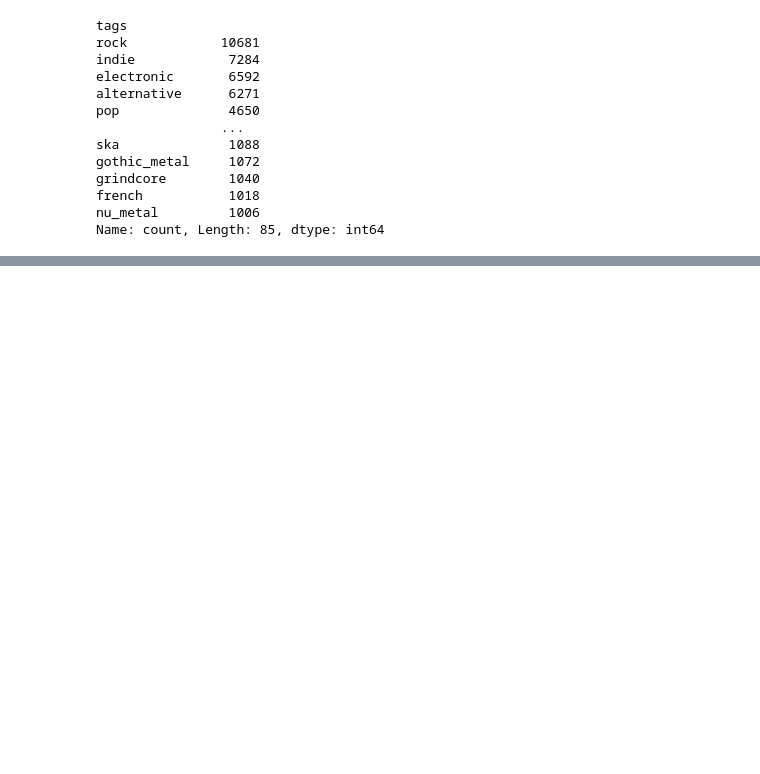
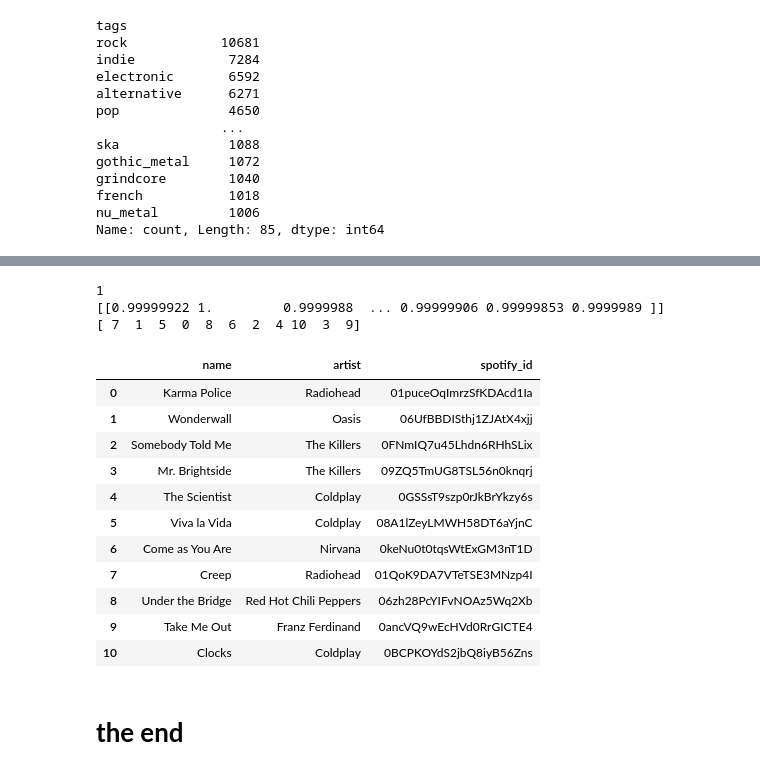
Before and after one commit to ujjwal-basnet/Hybrid-Recommender-system, a Jupyter notebook: content-based-filtering.ipynb, the cells around one changed output, grey strips where cells are left out. Cells and saved outputs as stored; diff of their text form; code cells hidden in the pictures; blank space fills up the shorter version.

```diff
--- a/content-based-filtering.ipynb
+++ b/content-based-filtering.ipynb
@@ -276,0 +464,62 @@ min_max_scale_cols = ["danceability","energy","speechiness","acousticness","inst
+# %%
+def recommend(song_name, songs_data, transformed_data, k=10):
+    """
+    Recommends top k songs similar to given songs based on content-based filtering
+
+    song_name (str) = name of the song , which will be analysed and based on this songs ,  function suggest recomdation
+    songs-data (dataframe)= this is songs data frame containing songs information  , like t.ack_id', 'name', 'artist', 'spotify_preview_url', 'spotify_id .......... etc
+
+    transformed_data (ndarray)  :  fit and transformed matrix trained on user interactions
+
+    ## return : dataframe containing the top k recomdaded songs with their names , artist , and sportify preview files
+
+    """
+    # filter out the songs from the data
+    songs_row = songs_data.loc[songs_data['name'].str.lower().str.strip() == song_name]
+
+    if songs_row.empty :
+        print("song not found in dataset")
+
+    else :
+        ## get the index of the song
+        song_index= songs_row.index[0]
+        print(song_index)
+
+        ## generate input vecor
+        input_vector= transformed_data[song_index].reshape(1 , -1) ########## extract  1 rows representing the songs transformed feature
+        ##(shape = 1 , 8431) where 8431 is a feature  that cames from frequence encoder, tf-idf, min-max-scalling and other column transformation  and (shape 1) means 1 row , particular song
+
+        ## caluclate similarity
+        similarity_scores = cosine_similarity(input_vector , transformed_df) ## compares input vector (1, 834) with all the rows in transfomed data  , i.e 50674  [shapeof tranformed dataset is (50674, 8431))]
+        print(similarity_scores)
+
+        ## get top k similar songs based on the input songs
+        top_k_similar_song_index= np.argsort(similarity_scores.ravel()[-k-1:][::-1])
+        print(top_k_similar_song_index)
+
+        ## get the top k similar songs name
+        top_k_similar_song_names= songs_data.iloc[top_k_similar_song_index]
+
+        top_k_similar_list = top_k_similar_song_names[['name' , 'artist' , 'spotify_id']].reset_index(drop= True)
+
+        return top_k_similar_list
+# %%
+recommend("wonderwall", songs_data= df_songs, transformed_data= transformed_df , k = 10)
+# %% [output]
+1
+[[0.99999922 1.         0.9999988  ... 0.99999906 0.99999853 0.9999989 ]]
+[ 7  1  5  0  8  6  2  4 10  3  9]
+|  | name | artist | spotify_id |
+| 0 | Karma Police | Radiohead | 01puceOqImrzSfKDAcd1Ia |
+| 1 | Wonderwall | Oasis | 06UfBBDISthj1ZJAtX4xjj |
+| 2 | Somebody Told Me | The Killers | 0FNmIQ7u45Lhdn6RHhSLix |
+| 3 | Mr. Brightside | The Killers | 09ZQ5TmUG8TSL56n0knqrj |
+| 4 | The Scientist | Coldplay | 0GSSsT9szp0rJkBrYkzy6s |
+| 5 | Viva la Vida | Coldplay | 08A1lZeyLMWH58DT6aYjnC |
+| 6 | Come as You Are | Nirvana | 0keNu0t0tqsWtExGM3nT1D |
+| 7 | Creep | Radiohead | 01QoK9DA7VTeTSE3MNzp4I |
+| 8 | Under the Bridge | Red Hot Chili Peppers | 06zh28PcYIFvNOAz5Wq2Xb |
+| 9 | Take Me Out | Franz Ferdinand | 0ancVQ9wEcHVd0RrGICTE4 |
+| 10 | Clocks | Coldplay | 0BCPKOYdS2jbQ8iyB56Zns |
+# %% [markdown]
+#   **the end** #############################
```
Also changed, not shown: parts of 20 cells of this notebook.
